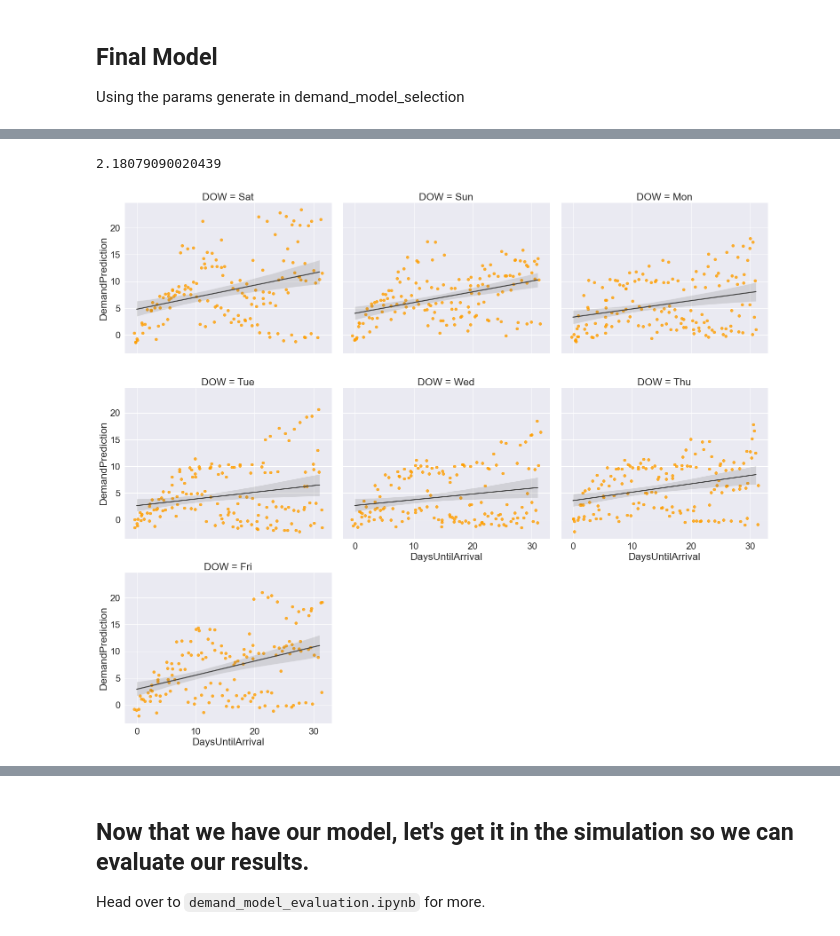
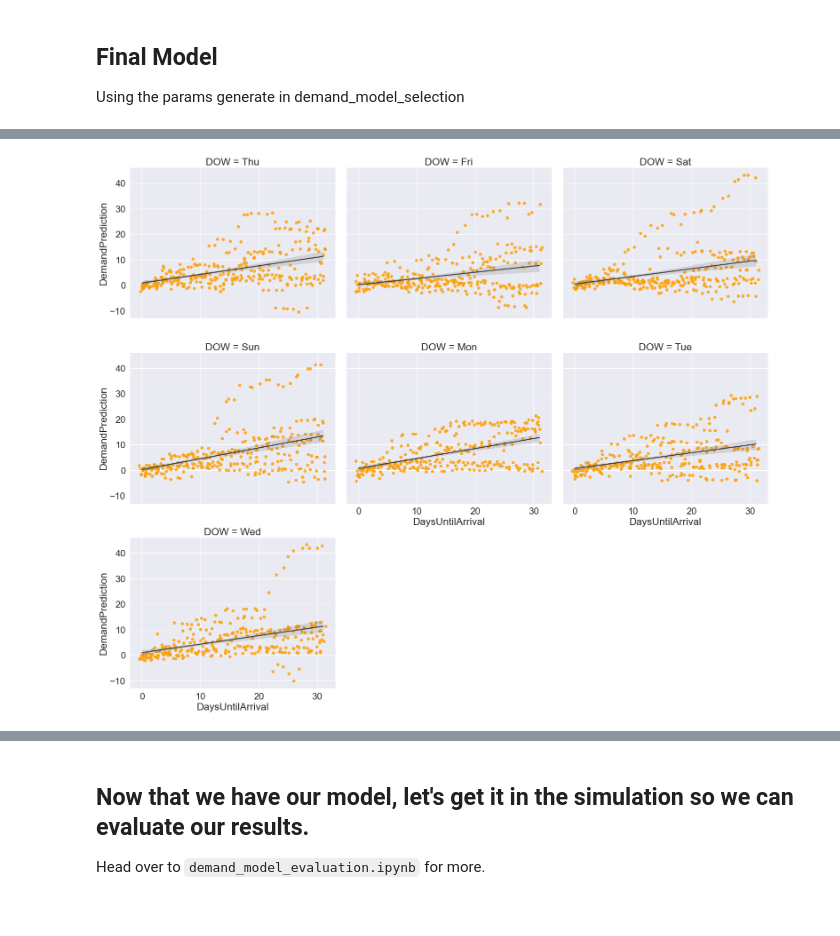
Before and after one commit to edubu2/hotel-revman-system, a Jupyter notebook: code/demand_model_analysis_h2.ipynb, the cells around one changed output, grey strips where cells are left out. Drawn from its saved outputs; the diff is of its cells as text; code cells hidden in the pictures.

```diff
--- a/code/demand_model_analysis_h2.ipynb
+++ b/code/demand_model_analysis_h2.ipynb
@@ -120,28 +106,24 @@ h1_stat_preds[display_cols].head()
-# %%
-mean_absolute_error(y_test, preds)
-# %% [output]
-2.18079090020439
 # %%
 # plt.subplots(figsize=(14, 14))
 title = "Outliers seem to pull line downwards further from arrival."
 sns.set(font_scale=1.9)
-ax = sns.lmplot(x="DaysUntilArrival", y="DemandPrediction", col='DOW', col_wrap=3, x_jitter=0.5, y_jitter=0.5, data=h1_stat_preds, height=6, aspect=1.2,
+ax = sns.lmplot(x="DaysUntilArrival", y="DemandPrediction", col='DOW', col_wrap=3, x_jitter=0.5, y_jitter=0.5, data=h2_stat_preds, height=6, aspect=1.2,
                scatter_kws={"color": "#ff9e00"}, line_kws={"color": "#434343"})
 
 # title_font = {
 #     "size": 18
 # }
 
 # label_font = {
 #     "size": 16
 # }
 # plt.title(title, fontdict=title_font)
 # plt.xlabel("Num Days Until Arrival", fontdict=label_font)
 # plt.ylabel("Remaining Demand Prediction", fontdict=label_font)
 plt.tight_layout()
-plt.savefig("../etc/h1_lmplot_dow.jpeg", dpi=200)
+plt.savefig("../etc/h2_lmplot_dow.jpeg", dpi=200)
 plt.show()
 # %% [output]
-[figure, old version]
+[figure, new version]
 # %%
 # plt.subplots(figsize=(14, 14))
```
Also changed, not shown: parts of 11 cells of this notebook, 5 other files.
